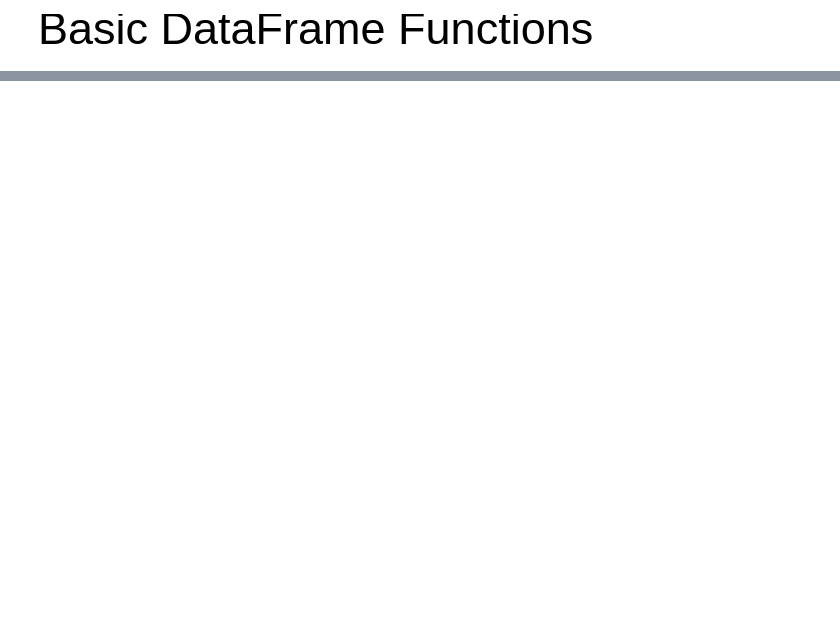
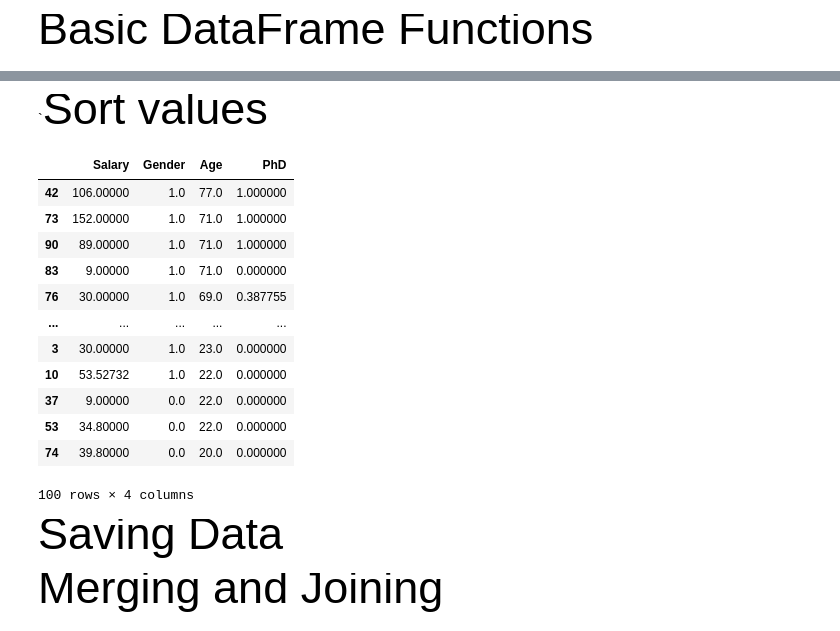
Before and after one commit to Bassel-Hashim/Num-Pandas, a Jupyter notebook: pandas.ipynb, the cells around one changed output, grey strips where cells are left out. Saved outputs shown, nothing was run; the diff lists cells and outputs as text; code cells hidden in the pictures; blank space fills up the shorter version.

```diff
--- a/pandas.ipynb
+++ b/pandas.ipynb
@@ -132,0 +328,20 @@ df.describe()
+# %% [markdown]
+`<span style="font-size:45px;">Sort values</span>
+# %%
+data.sort_values(by="Age", ascending=False)
+# %% [output]
+|  | Salary | Gender | Age | PhD |
+| 42 | 106.00000 | 1.0 | 77.0 | 1.000000 |
+| 73 | 152.00000 | 1.0 | 71.0 | 1.000000 |
+| 90 | 89.00000 | 1.0 | 71.0 | 1.000000 |
+| 83 | 9.00000 | 1.0 | 71.0 | 0.000000 |
+| 76 | 30.00000 | 1.0 | 69.0 | 0.387755 |
+| ... | ... | ... | ... | ... |
+| 3 | 30.00000 | 1.0 | 23.0 | 0.000000 |
+| 10 | 53.52732 | 1.0 | 22.0 | 0.000000 |
+| 37 | 9.00000 | 0.0 | 22.0 | 0.000000 |
+| 53 | 34.80000 | 0.0 | 22.0 | 0.000000 |
+| 74 | 39.80000 | 0.0 | 20.0 | 0.000000 |
+100 rows × 4 columns
+# %% [markdown]
+<span style="font-size:45px;">Saving Data</span>
@@ -132,0 +352,2 @@ df.describe()
+# %% [markdown]
+<span style="font-size:45px;">Merging and Joining</span>
```
Also changed, not shown: parts of 64 cells of this notebook.
